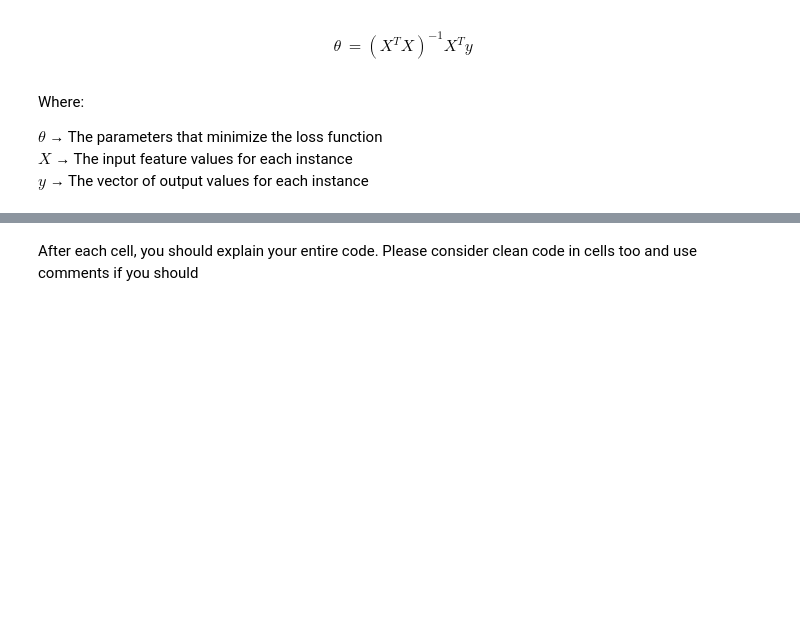
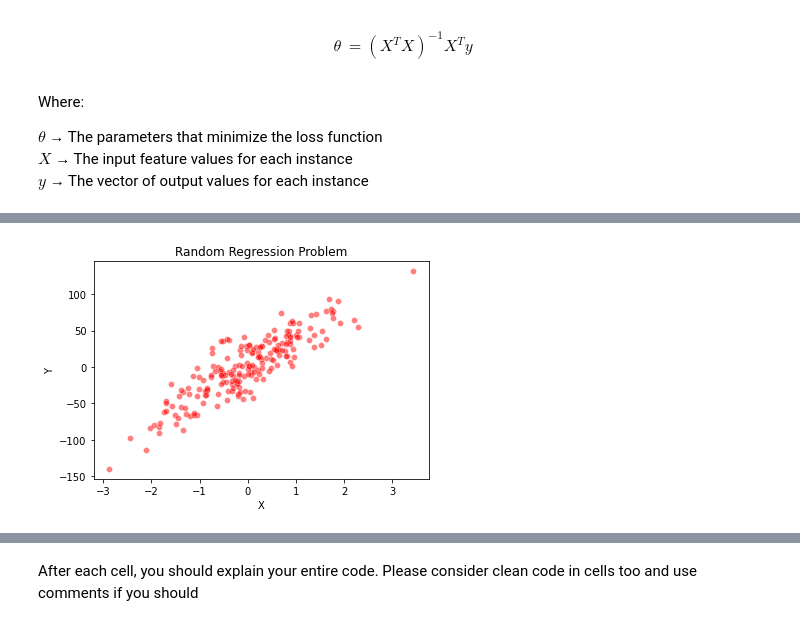
Before and after one commit to MohammadRouintan/Implementation-LinearRegression-From-Scratch, a Jupyter notebook: LR_NormalEquation.ipynb, the cells around one changed output, grey strips where cells are left out. Cells and saved outputs as stored; diff of their text form; code cells hidden in the pictures; blank space fills up the shorter version.

Commit message:
implement linear regression with normal equation

```diff
--- a/LR_NormalEquation.ipynb
+++ b/LR_NormalEquation.ipynb
@@ -73,0 +113,13 @@ Description and code of second part
+# %%
+from sklearn.datasets import make_regression
+X, y = make_regression(n_samples=200, n_features=1, n_informative=1, noise=20, random_state=40)
+sns.scatterplot(X.squeeze(), y, color='red', alpha=0.5)
+plt.title('Random Regression Problem')
+plt.xlabel('X')
+plt.ylabel('Y')
+plt.show()
+
+# add x0 to each sample
+X_train = np.concatenate([np.ones((len(X), 1)), X], axis=1)
+# %% [output]
+[figure, added]
```
Also changed, not shown: parts of 18 cells of this notebook.
